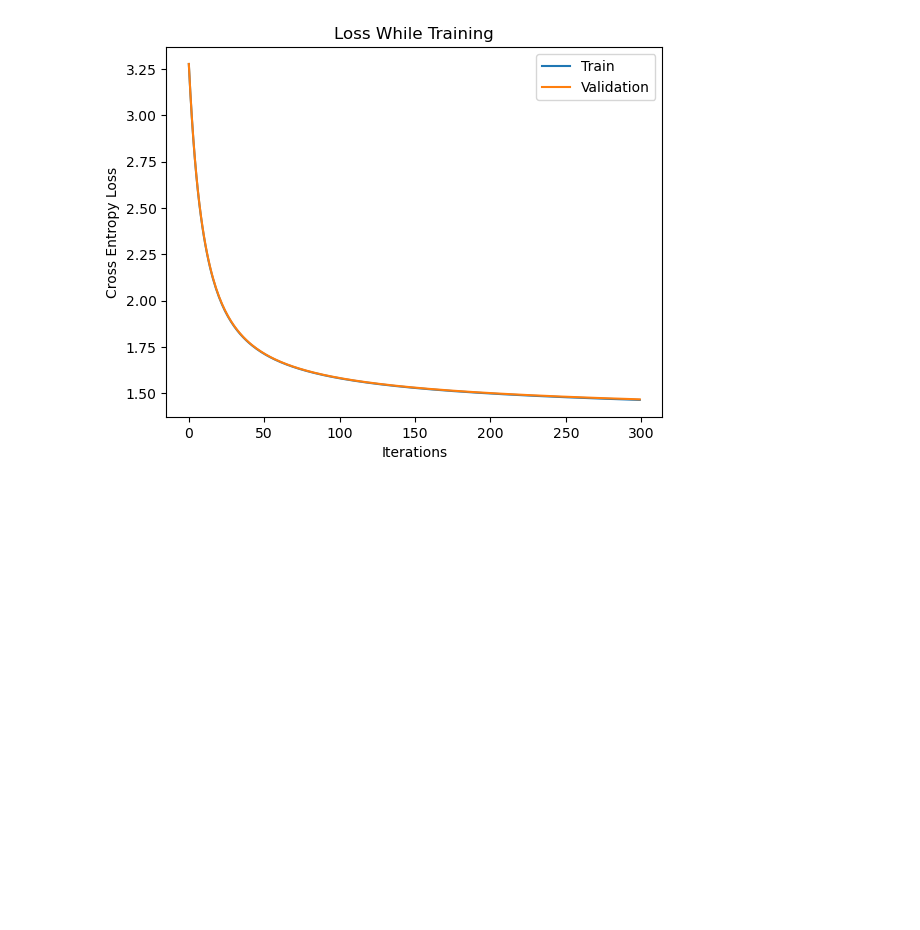
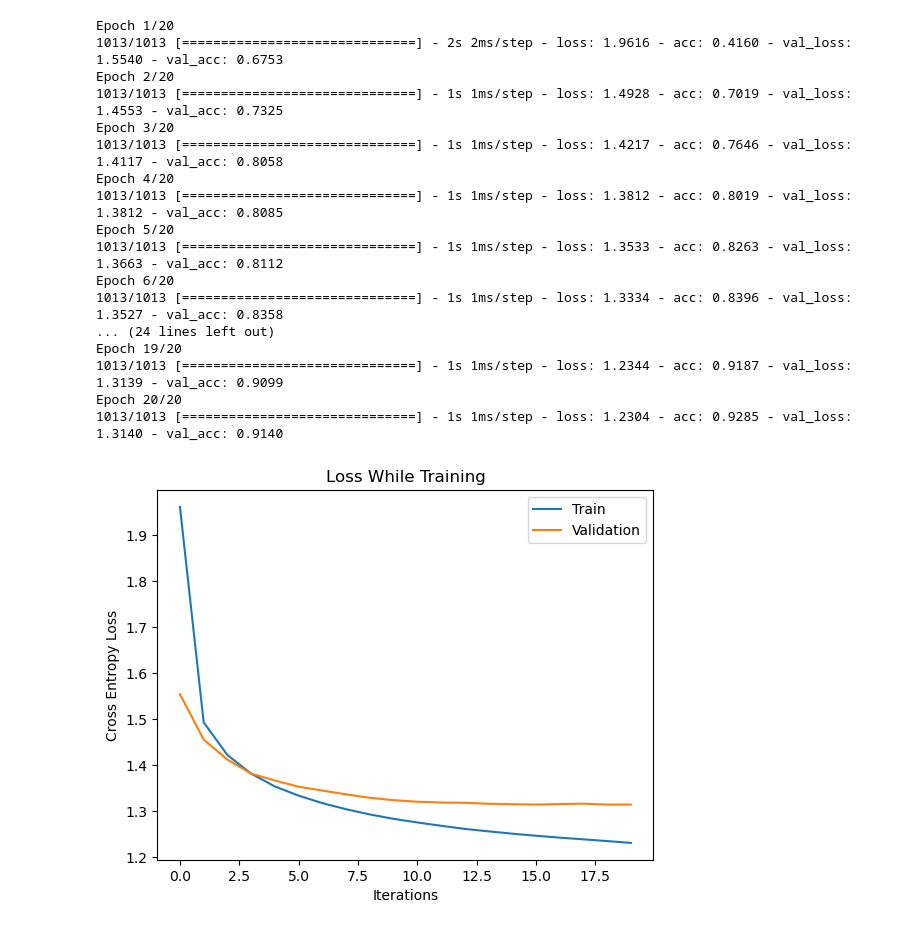
Before and after one commit to anhardy/CSE-576-Group-Project, a Jupyter notebook: placeholders_experiments.ipynb, the cells around one changed output. Drawn from its saved outputs; the diff is of its cells as text; code cells hidden in the pictures; blank space fills up the shorter version.

Commit message:
main part of algorithm working. need to add data placeholders

```diff
--- a/placeholders_experiments.ipynb
+++ b/placeholders_experiments.ipynb
@@ -26,3 +28,10 @@ def load_dataset():
     X_train = X_train/255.0
     X_test = X_test/255.0
     return X_train, y_train, X_test, y_test
+
+def validation_split(X, y, val_size=.2):
+    """Input are expected to be tensors.
+    """
+    tensor = lambda data: tf.convert_to_tensor(data, dtype=tf.float32)
+    X_train, X_val, y_train, y_val = map(tensor, train_test_split(X.numpy(), y.numpy()))
+    return X_train, X_val, y_train, y_val
@@ -250,13 +237,20 @@ total_acc = []
 open_set_acc = []
 closed_set_acc = []
 
+max_total_acc = 0
+best_threshold = 0
 
 for threshold in threshold_value:
-    model.threshold = threshold
-    y_pred = model.predict(X_val)
+    y_pred = threshold_predict(X_val, model, threshold)
     total_acc.append(accuracy(y_val_open, y_pred))
     open_set_acc.append(open_set_accuracy(y_val_open, y_pred))
     closed_set_acc.append(closed_set_accuracy(y_val_open, y_pred))
 
 plot_open_closed_accuracy(total_acc, open_set_acc, closed_set_acc)
+
+best_total_acc_idx = np.argmax(total_acc)
+print('total accuracy:      {:.4f}'.format(float(total_acc[best_total_acc_idx])))
+print('open-set accuracy:   {:.4f}'.format(float(open_set_acc[best_total_acc_idx])))
+print('closed-set accuracy: {:.4f}'.format(float(closed_set_acc[best_total_acc_idx])))
+print('optimal threshold:   {:.4f}'.format(float(threshold_value[best_total_acc_idx])))
 # %% [output]
@@ -329,29 +299,57 @@ X, y, X_test, y_test = load_dataset()
 # %%
 # train for closed set classification on 0-8, 9 is removed before training
 # from the train set, but is left in the valdation set
 open_set_class_labels = [9]
 
 X_train, X_val, y_train, y_val = validation_split(X, y)
 X_train_closed, y_train_closed = remove_classes_from_dataset(X_train, y_train, open_set_class_labels)
 
 # convert instances of class labels in the open set to -1
 y_val_open = modify_open_set_labels(y_val, open_set_class_labels)
 
-num_placeholders = 10
+num_placeholders = 20
+pre_dim = post_dim = 50
+model = OpenSetPlaceholdersLRM(
+    pre_dim=pre_dim,
+    post_dim=post_dim,
+    num_classes=NUM_CLASSES - 1,
+    num_placeholders=num_placeholders
+)
+beta = .75
+loss = lambda *x: ce_loss_for_placeholders(*x, beta)
+model.compile(
+    optimizer='adam',
+    loss=loss,
+    metrics=[tf.keras.metrics.CategoricalAccuracy(name='acc')]
+)
+# The "+ 1"s below add an additional column of zeros to the one-hot encodings for
+# the dummy class
+y_train_one_hot = tf.one_hot(tf.cast(y_train_closed, tf.int64), depth=model.num_classes + 1)
+history = model.fit(X_train_closed, y_train_one_hot, epochs=20, validation_split=.2, batch_size=32)
 
-model = OpenSetPlaceholdersLogisticRegressionModel(
-    NUM_CLASSES - len(open_set_class_labels), NUM_FEATURES, num_placeholders=num_placeholders
-)
+train_loss = history.history['loss']
+val_loss = history.history['val_loss']
+plot_loss(train_loss, val_loss)
 
-beta = .5
-loss = lambda *x: ce_loss_for_placeholders(*x, beta)
-
-# train on closed set
-weights, biases, train_loss, val_loss, train_acc, val_acc = placeholder_training_loop_no_data_place_holders(
-    model, X_train_closed, y_train_closed, 300, loss, .1
-)
-
-plot_loss(train_loss, val_loss)
+train_acc = history.history['acc']
+val_acc = history.history['val_acc']
 plot_acc(train_acc, val_acc)
 # %% [output]
+Epoch 1/20
+1013/1013 [==============================] - 2s 2ms/step - loss: 1.9616 - acc: 0.4160 - val_loss: 1.5540 - val_acc: 0.6753
+Epoch 2/20
+1013/1013 [==============================] - 1s 1ms/step - loss: 1.4928 - acc: 0.7019 - val_loss: 1.4553 - val_acc: 0.7325
+Epoch 3/20
+1013/1013 [==============================] - 1s 1ms/step - loss: 1.4217 - acc: 0.7646 - val_loss: 1.4117 - val_acc: 0.8058
+Epoch 4/20
+1013/1013 [==============================] - 1s 1ms/step - loss: 1.3812 - acc: 0.8019 - val_loss: 1.3812 - val_acc: 0.8085
+Epoch 5/20
+1013/1013 [==============================] - 1s 1ms/step - loss: 1.3533 - acc: 0.8263 - val_loss: 1.3663 - val_acc: 0.8112
+Epoch 6/20
+1013/1013 [==============================] - 1s 1ms/step - loss: 1.3334 - acc: 0.8396 - val_loss: 1.3527 - val_acc: 0.8358
+... (24 lines left out)
+Epoch 19/20
+1013/1013 [==============================] - 1s 1ms/step - loss: 1.2344 - acc: 0.9187 - val_loss: 1.3139 - val_acc: 0.9099
+Epoch 20/20
+1013/1013 [==============================] - 1s 1ms/step - loss: 1.2304 - acc: 0.9285 - val_loss: 1.3140 - val_acc: 0.9140
-[figure, old version]
+[figure, new version]
```
Also changed, not shown: parts of 19 cells of this notebook.
